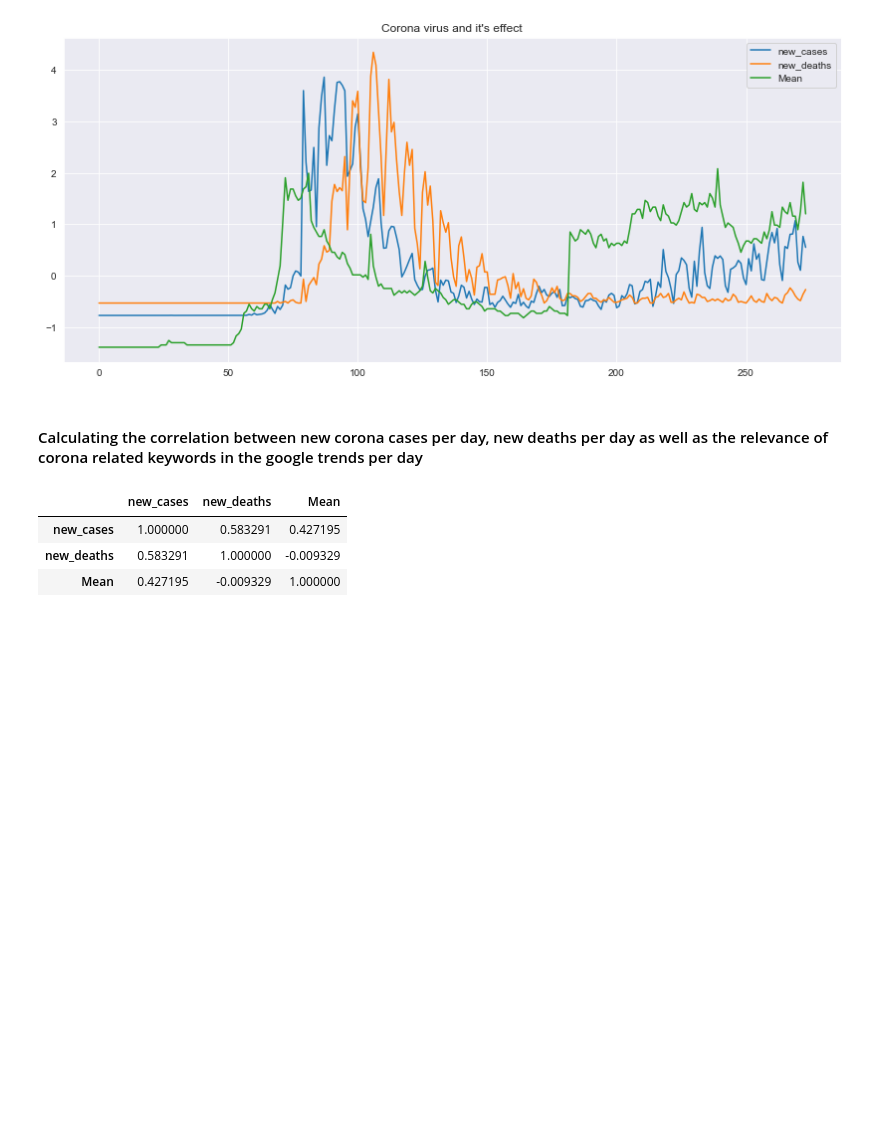
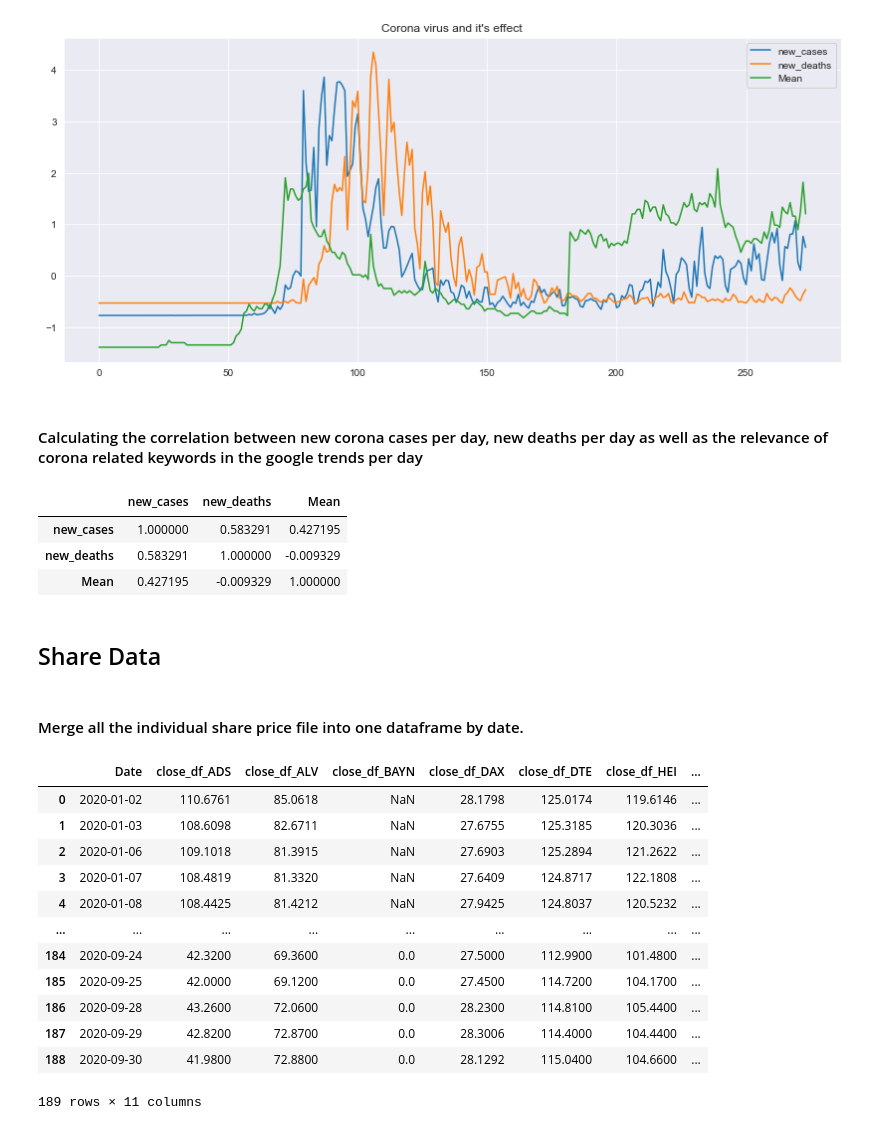
Before and after one commit to Shinan-tech/Share_Data, a Jupyter notebook: Aggregated.ipynb, the cells around one changed output. Cells and saved outputs as stored; diff of their text form; code cells hidden in the pictures; blank space fills up the shorter version.

Commit message:
Added share to aggregated

```diff
--- a/Aggregated.ipynb
+++ b/Aggregated.ipynb
@@ -297,3 +297,5 @@ trends_cases_filtered_indexed.corr()
 | new_cases | 1.000000 | 0.583291 | 0.427195 |
 | new_deaths | 0.583291 | 1.000000 | -0.009329 |
 | Mean | 0.427195 | -0.009329 | 1.000000 |
+# %% [markdown]
+## Share Data
@@ -299,0 +312,34 @@ trends_cases_filtered_indexed.corr()
+# %% [markdown]
+#### Merge all the individual share price file into one dataframe by date.
+# %%
+path = "DAX_Share/DAX_Share_Prices"
+all_filenames = os.listdir(path)
+all_filenames
+#combine all files in the list
+file_all = []
+for file in all_filenames:
+    filepath = path + "/" + file
+    df = pd.read_csv(filepath)
+    df = df[["date", "5. adjusted close"]]
+    df_new = df.sort_values(by="date")
+    df_new = df_new.rename(columns={"date":"Date", "5. adjusted close":"close_" + file})
+    file_all.append(df_new)
+file_all
+
+share_merged = reduce(lambda df1,df2: pd.merge(df1,df2, how="left", on='Date'), file_all)
+share_merged = share_merged.sort_values(by="Date")
+share_merged
+# %% [output]
+|  | Date | close_df_ADS | close_df_ALV | close_df_BAYN | close_df_DAX | close_df_DTE | close_df_HEI | ... |
+| 0 | 2020-01-02 | 110.6761 | 85.0618 | NaN | 28.1798 | 125.0174 | 119.6146 | ... |
+| 1 | 2020-01-03 | 108.6098 | 82.6711 | NaN | 27.6755 | 125.3185 | 120.3036 | ... |
+| 2 | 2020-01-06 | 109.1018 | 81.3915 | NaN | 27.6903 | 125.2894 | 121.2622 | ... |
+| 3 | 2020-01-07 | 108.4819 | 81.3320 | NaN | 27.6409 | 124.8717 | 122.1808 | ... |
+| 4 | 2020-01-08 | 108.4425 | 81.4212 | NaN | 27.9425 | 124.8037 | 120.5232 | ... |
+| ... | ... | ... | ... | ... | ... | ... | ... | ... |
+| 184 | 2020-09-24 | 42.3200 | 69.3600 | 0.0 | 27.5000 | 112.9900 | 101.4800 | ... |
+| 185 | 2020-09-25 | 42.0000 | 69.1200 | 0.0 | 27.4500 | 114.7200 | 104.1700 | ... |
+| 186 | 2020-09-28 | 43.2600 | 72.0600 | 0.0 | 28.2300 | 114.8100 | 105.4400 | ... |
+| 187 | 2020-09-29 | 42.8200 | 72.8700 | 0.0 | 28.3006 | 114.4000 | 104.4400 | ... |
+| 188 | 2020-09-30 | 41.9800 | 72.8800 | 0.0 | 28.1292 | 115.0400 | 104.6600 | ... |
+189 rows × 11 columns
```
Also changed, not shown: parts of 9 cells of this notebook.
